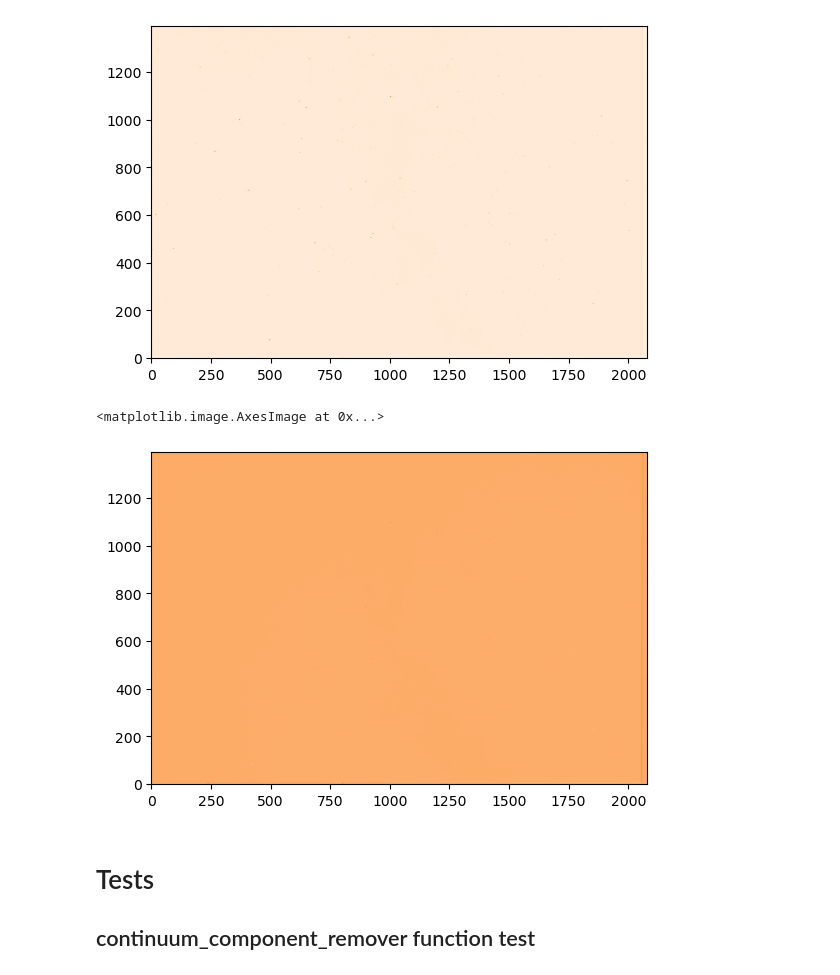
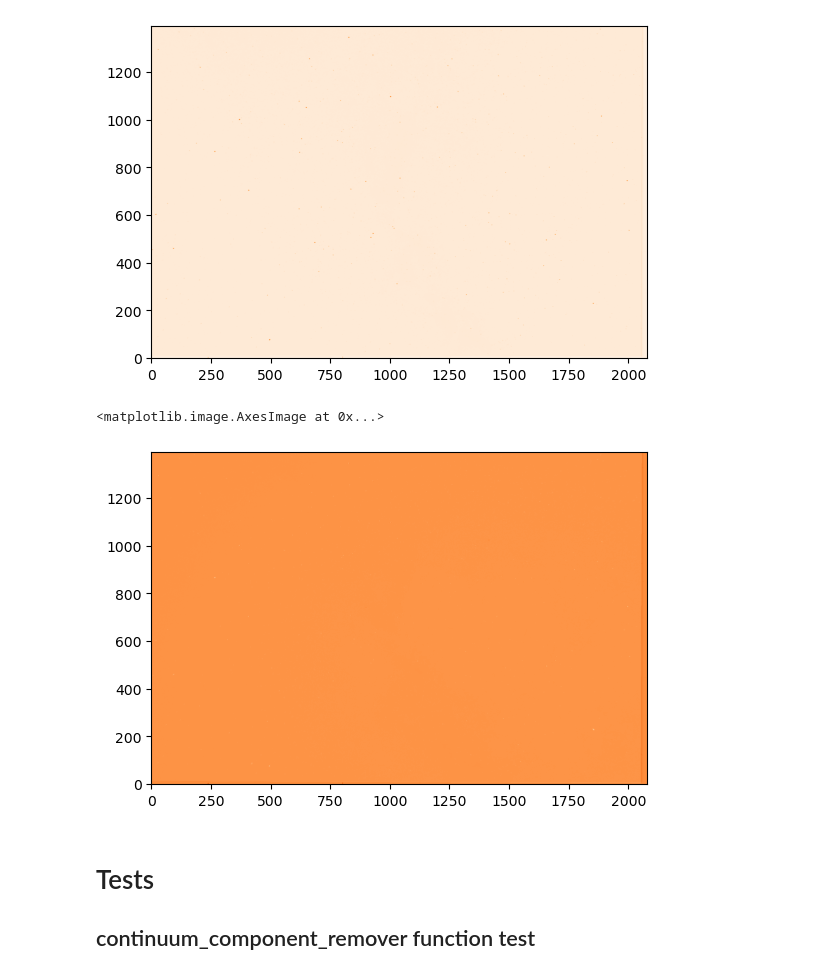
Before and after one commit to JoeBannouna/sceni, a Jupyter notebook: src/POC/joshua.ipynb, the cells around one changed output. Saved outputs shown, nothing was run; the diff lists cells and outputs as text; code cells hidden in the pictures.

```diff
--- a/src/POC/joshua.ipynb
+++ b/src/POC/joshua.ipynb
@@ -185,10 +220,10 @@ plt.imshow(continuum_component_remover(df_Ha, df_R, 0.7), origin = 'lower', cmap
 <matplotlib.image.AxesImage at 0x...>
 [figure]
 # %%
-plt.imshow(continuum_component_remover(df_Ha, df_R, 1.1758793969849246), origin = 'lower', cmap = 'Oranges')
+plt.imshow(continuum_component_remover(df_Ha, df_R, 1.407035175879397), origin = 'lower', cmap = 'Oranges')
 # %% [output]
 <matplotlib.image.AxesImage at 0x...>
-[figure, old version]
+[figure, new version]
 # %% [markdown]
 # Tests
 ## continuum_component_remover function test
```
Also changed, not shown: parts of 5 cells of this notebook, 3 other files.
